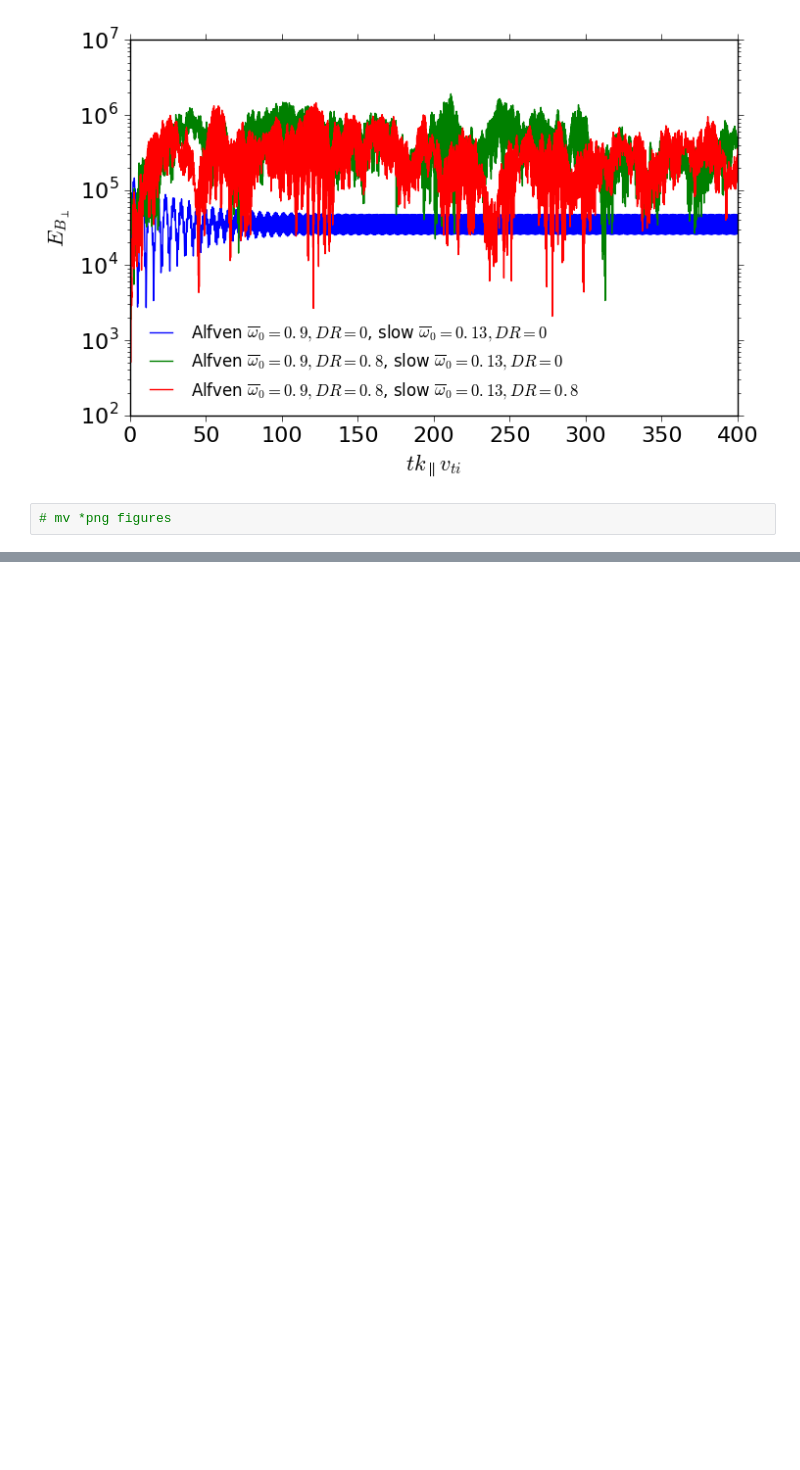
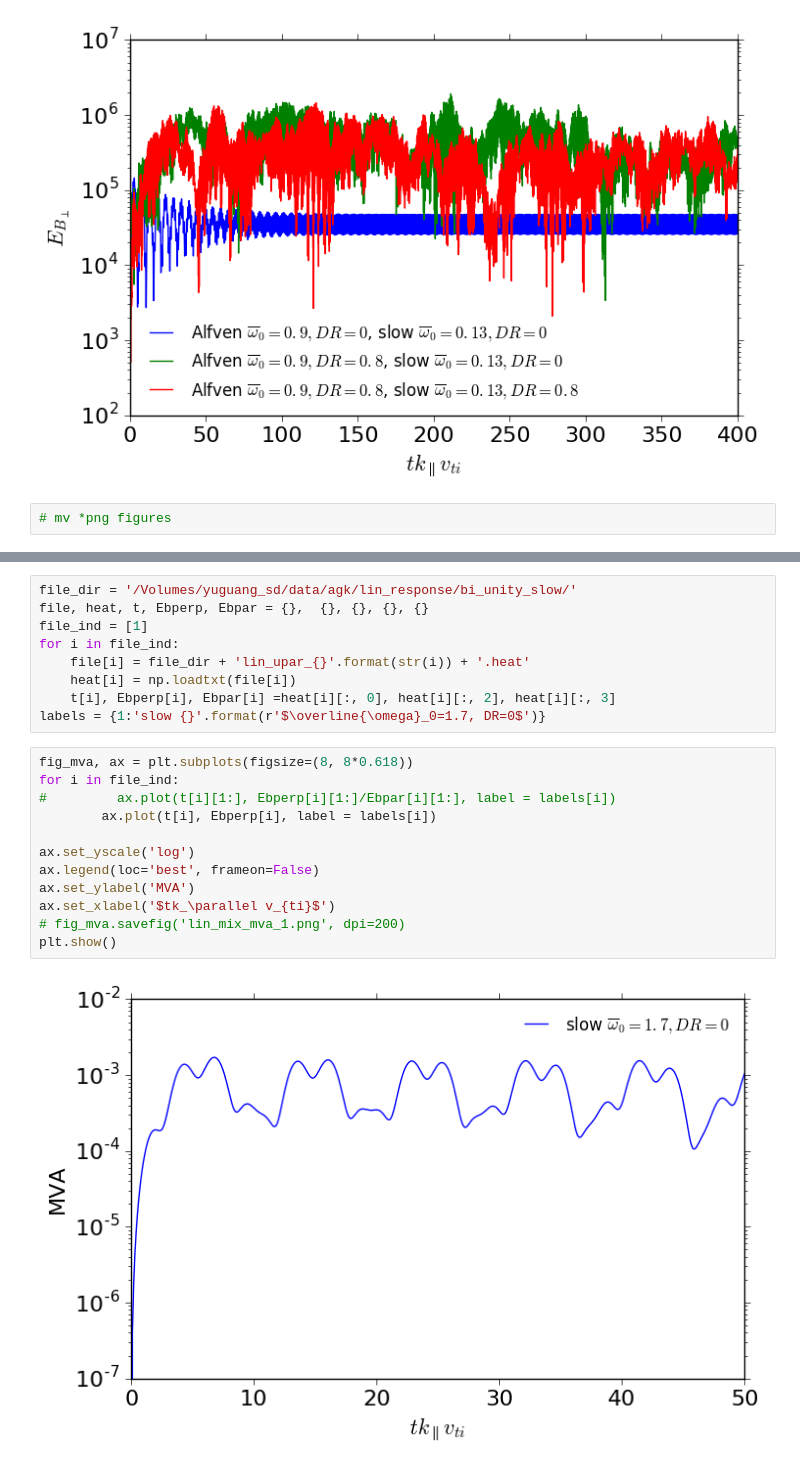
Before and after one commit to YuguangTong/Fourier-Laplace-plasma-response-in-driven-Gyrokinetics, a Jupyter notebook: python/Draft_20161025.ipynb, the cells around one changed output, grey strips where cells are left out. Saved outputs shown, nothing was run; the diff lists cells and outputs as text; blank space fills up the shorter version.

```diff
--- a/python/Draft_20161025.ipynb
+++ b/python/Draft_20161025.ipynb
@@ -92,0 +137,23 @@ plt.show()
+# %%
+file_dir = '/Volumes/yuguang_sd/data/agk/lin_response/bi_unity_slow/'
+file, heat, t, Ebperp, Ebpar = {},  {}, {}, {}, {}
+file_ind = [1]
+for i in file_ind:
+    file[i] = file_dir + 'lin_upar_{}'.format(str(i)) + '.heat'
+    heat[i] = np.loadtxt(file[i])
+    t[i], Ebperp[i], Ebpar[i] =heat[i][:, 0], heat[i][:, 2], heat[i][:, 3]
+labels = {1:'slow {}'.format(r'$\overline{\omega}_0=1.7, DR=0$')}
+# %%
+fig_mva, ax = plt.subplots(figsize=(8, 8*0.618))
+for i in file_ind:
+#         ax.plot(t[i][1:], Ebperp[i][1:]/Ebpar[i][1:], label = labels[i])
+        ax.plot(t[i], Ebperp[i], label = labels[i])
+
+ax.set_yscale('log')
+ax.legend(loc='best', frameon=False)
+ax.set_ylabel('MVA')
+ax.set_xlabel('$tk_\parallel v_{ti}$')
+# fig_mva.savefig('lin_mix_mva_1.png', dpi=200)
+plt.show()
+# %% [output]
+[figure, added]
```
Also changed, not shown: parts of 6 cells of this notebook, 3 other files.
